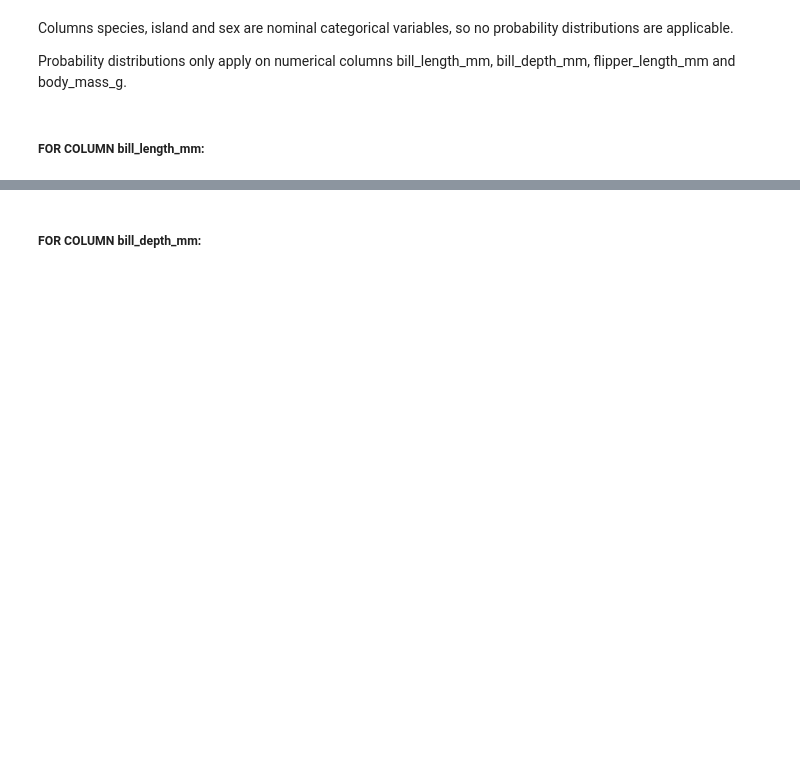
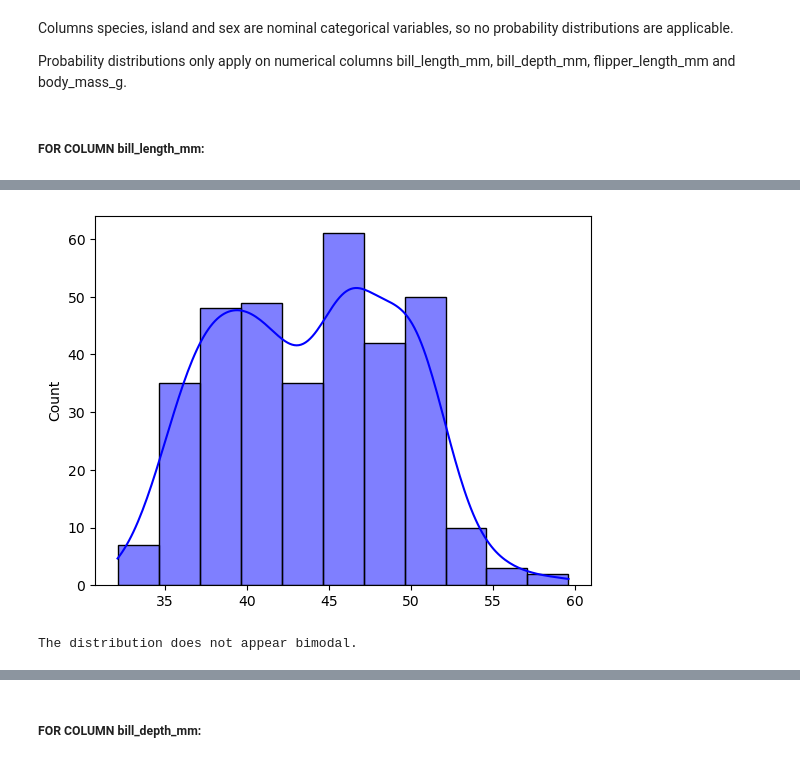
Before and after one commit to nurbujang/fundaw23, a Jupyter notebook: tasks.ipynb, the cells around one changed output, grey strips where cells are left out. Saved outputs shown, nothing was run; the diff lists cells and outputs as text; code cells hidden in the pictures; blank space fills up the shorter version.

```diff
--- a/tasks.ipynb
+++ b/tasks.ipynb
@@ -195,0 +198,26 @@ Probability distributions only apply on numerical columns bill_length_mm, bill_d
+# %%
+# OR
+
+bill_length_mm_array = df['bill_length_mm'].values
+# print(bill_length_mm_array)
+
+# Create a histogram and plot the fitted normal distribution
+sns.histplot(bill_length_mm_array, kde=True, color='blue', label='Data')
+plt.show()
+
+# Output: looks like a bimodal distribution
+# %% [output]
+[figure, added]
+# %%
+# Perform a normality test to check for bimodality
+statistic, p_value = normaltest(df['bill_length_mm'])
+
+alpha = 0.05 # Set a significance level
+
+# Check if the p-value is below the significance level
+if p_value < alpha:
+    print("The distribution is likely bimodal.")
+else:
+    print("The distribution does not appear bimodal.")
+# %% [output]
+The distribution does not appear bimodal.
```
Also changed, not shown: parts of 14 cells of this notebook, 1 other file.
